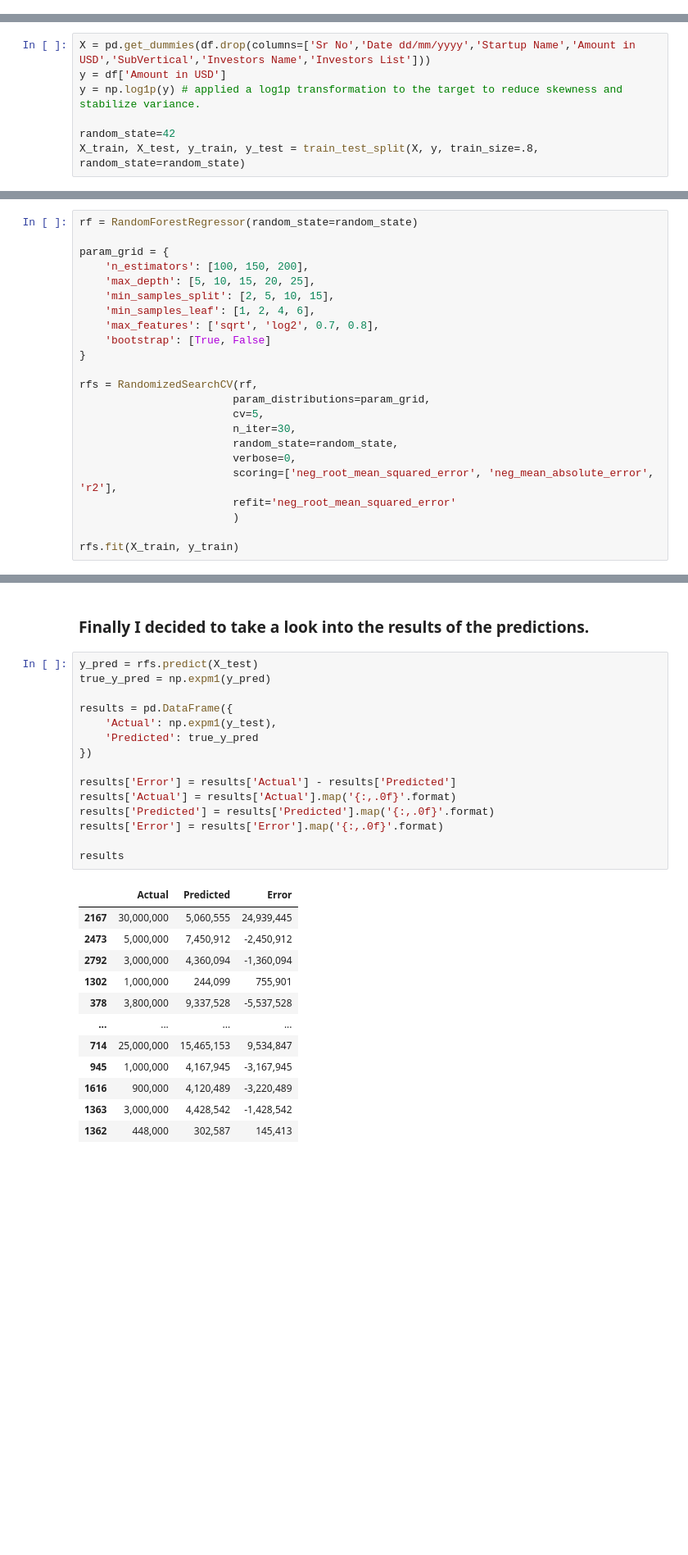
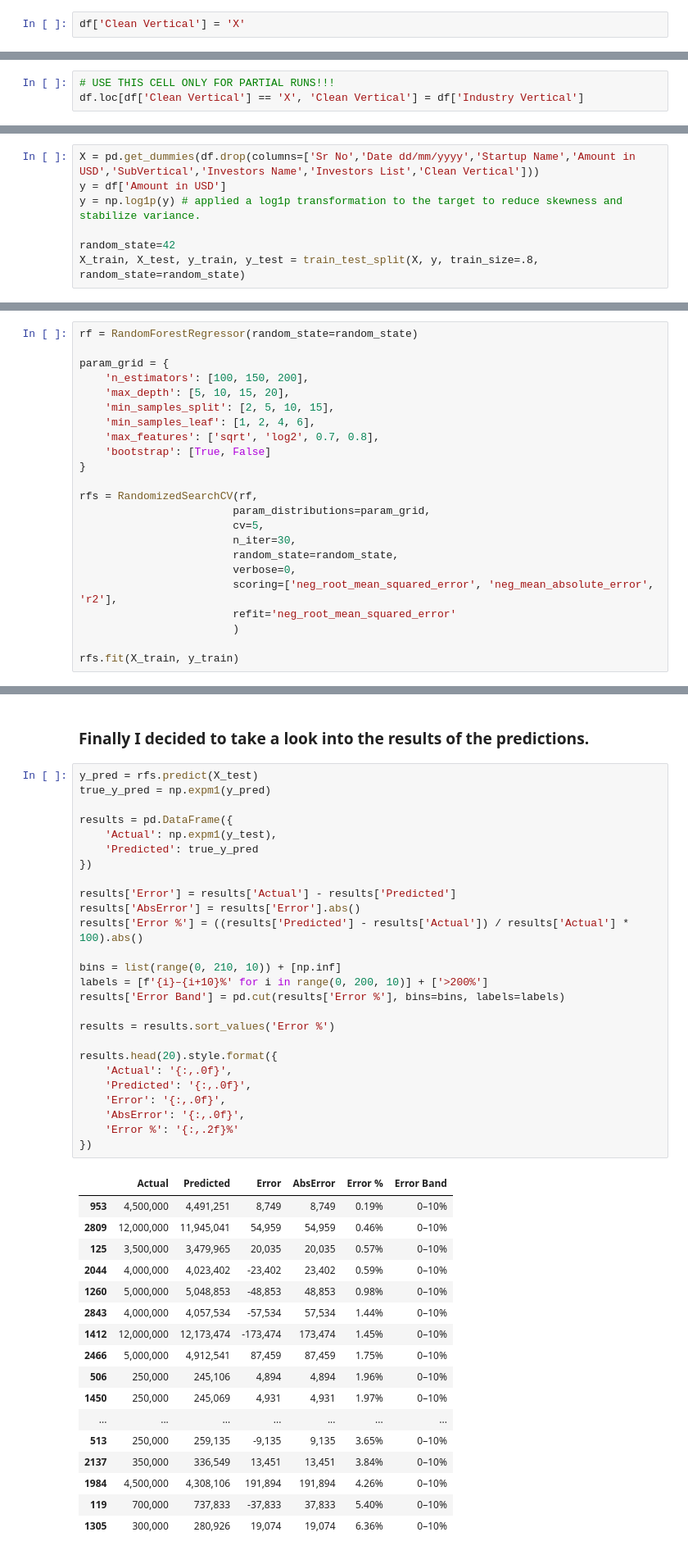
Before and after one commit to Jhan303/Startup-Funding-Regression-Project, a Jupyter notebook: Startup Funding Regression Project.ipynb, the cells around one changed output, grey strips where cells are left out. Shown at 82% size. Drawn from its saved outputs; the diff is of its cells as text; blank space fills up the shorter version.

```diff
--- a/Startup Funding Regression Project.ipynb
+++ b/Startup Funding Regression Project.ipynb
@@ -372,0 +425,2 @@ Name: count, Length: 596, dtype: int64
+# %%
+df['Clean Vertical'] = 'X'
@@ -372,0 +493,3 @@ Name: count, Length: 596, dtype: int64
+# %%
+# USE THIS CELL ONLY FOR PARTIAL RUNS!!!
+df.loc[df['Clean Vertical'] == 'X', 'Clean Vertical'] = df['Industry Vertical']
@@ -558,5 +716,5 @@ Index(['Sr No', 'Date dd/mm/yyyy', 'Startup Name', 'Industry Vertical',
 # %%
-X = pd.get_dummies(df.drop(columns=['Sr No','Date dd/mm/yyyy','Startup Name','Amount in USD','SubVertical','Investors Name','Investors List']))
+X = pd.get_dummies(df.drop(columns=['Sr No','Date dd/mm/yyyy','Startup Name','Amount in USD','SubVertical','Investors Name','Investors List','Clean Vertical']))
 y = df['Amount in USD']
 y = np.log1p(y) # applied a log1p transformation to the target to reduce skewness and stabilize variance.
 
@@ -578,7 +736,7 @@ rf = RandomForestRegressor(random_state=random_state)
 
 param_grid = {
     'n_estimators': [100, 150, 200],
-    'max_depth': [5, 10, 15, 20, 25],
+    'max_depth': [5, 10, 15, 20],
     'min_samples_split': [2, 5, 10, 15],
     'min_samples_leaf': [1, 2, 4, 6],
     'max_features': ['sqrt', 'log2', 0.7, 0.8],
@@ -668,28 +832,44 @@ R2: 0.62
 # %%
 y_pred = rfs.predict(X_test)
 true_y_pred = np.expm1(y_pred)
 
 results = pd.DataFrame({
     'Actual': np.expm1(y_test),
     'Predicted': true_y_pred
 })
 
 results['Error'] = results['Actual'] - results['Predicted']
-results['Actual'] = results['Actual'].map('{:,.0f}'.format)
-results['Predicted'] = results['Predicted'].map('{:,.0f}'.format)
-results['Error'] = results['Error'].map('{:,.0f}'.format)
+results['AbsError'] = results['Error'].abs()
+results['Error %'] = ((results['Predicted'] - results['Actual']) / results['Actual'] * 100).abs()
 
-results
+bins = list(range(0, 210, 10)) + [np.inf]
+labels = [f'{i}–{i+10}%' for i in range(0, 200, 10)] + ['>200%']
+results['Error Band'] = pd.cut(results['Error %'], bins=bins, labels=labels)
+
+results = results.sort_values('Error %')
+
+results.head(20).style.format({
+    'Actual': '{:,.0f}',
+    'Predicted': '{:,.0f}',
+    'Error': '{:,.0f}',
+    'AbsError': '{:,.0f}',
+    'Error %': '{:,.2f}%'
+})
 # %% [output]
-|  | Actual | Predicted | Error |
-| 2167 | 30,000,000 | 5,060,555 | 24,939,445 |
-| 2473 | 5,000,000 | 7,450,912 | -2,450,912 |
-| 2792 | 3,000,000 | 4,360,094 | -1,360,094 |
-| 1302 | 1,000,000 | 244,099 | 755,901 |
-| 378 | 3,800,000 | 9,337,528 | -5,537,528 |
-| ... | ... | ... | ... |
-| 714 | 25,000,000 | 15,465,153 | 9,534,847 |
-| 945 | 1,000,000 | 4,167,945 | -3,167,945 |
-| 1616 | 900,000 | 4,120,489 | -3,220,489 |
-| 1363 | 3,000,000 | 4,428,542 | -1,428,542 |
-| 1362 | 448,000 | 302,587 | 145,413 |
+|  | Actual | Predicted | Error | AbsError | Error % | Error Band |
+| 953 | 4,500,000 | 4,491,251 | 8,749 | 8,749 | 0.19% | 0–10% |
+| 2809 | 12,000,000 | 11,945,041 | 54,959 | 54,959 | 0.46% | 0–10% |
+| 125 | 3,500,000 | 3,479,965 | 20,035 | 20,035 | 0.57% | 0–10% |
+| 2044 | 4,000,000 | 4,023,402 | -23,402 | 23,402 | 0.59% | 0–10% |
+| 1260 | 5,000,000 | 5,048,853 | -48,853 | 48,853 | 0.98% | 0–10% |
+| 2843 | 4,000,000 | 4,057,534 | -57,534 | 57,534 | 1.44% | 0–10% |
+| 1412 | 12,000,000 | 12,173,474 | -173,474 | 173,474 | 1.45% | 0–10% |
+| 2466 | 5,000,000 | 4,912,541 | 87,459 | 87,459 | 1.75% | 0–10% |
+| 506 | 250,000 | 245,106 | 4,894 | 4,894 | 1.96% | 0–10% |
+| 1450 | 250,000 | 245,069 | 4,931 | 4,931 | 1.97% | 0–10% |
+| ... | ... | ... | ... | ... | ... | ... |
+| 513 | 250,000 | 259,135 | -9,135 | 9,135 | 3.65% | 0–10% |
+| 2137 | 350,000 | 336,549 | 13,451 | 13,451 | 3.84% | 0–10% |
+| 1984 | 4,500,000 | 4,308,106 | 191,894 | 191,894 | 4.26% | 0–10% |
+| 119 | 700,000 | 737,833 | -37,833 | 37,833 | 5.40% | 0–10% |
+| 1305 | 300,000 | 280,926 | 19,074 | 19,074 | 6.36% | 0–10% |
```
Also changed, not shown: parts of 29 cells of this notebook.
